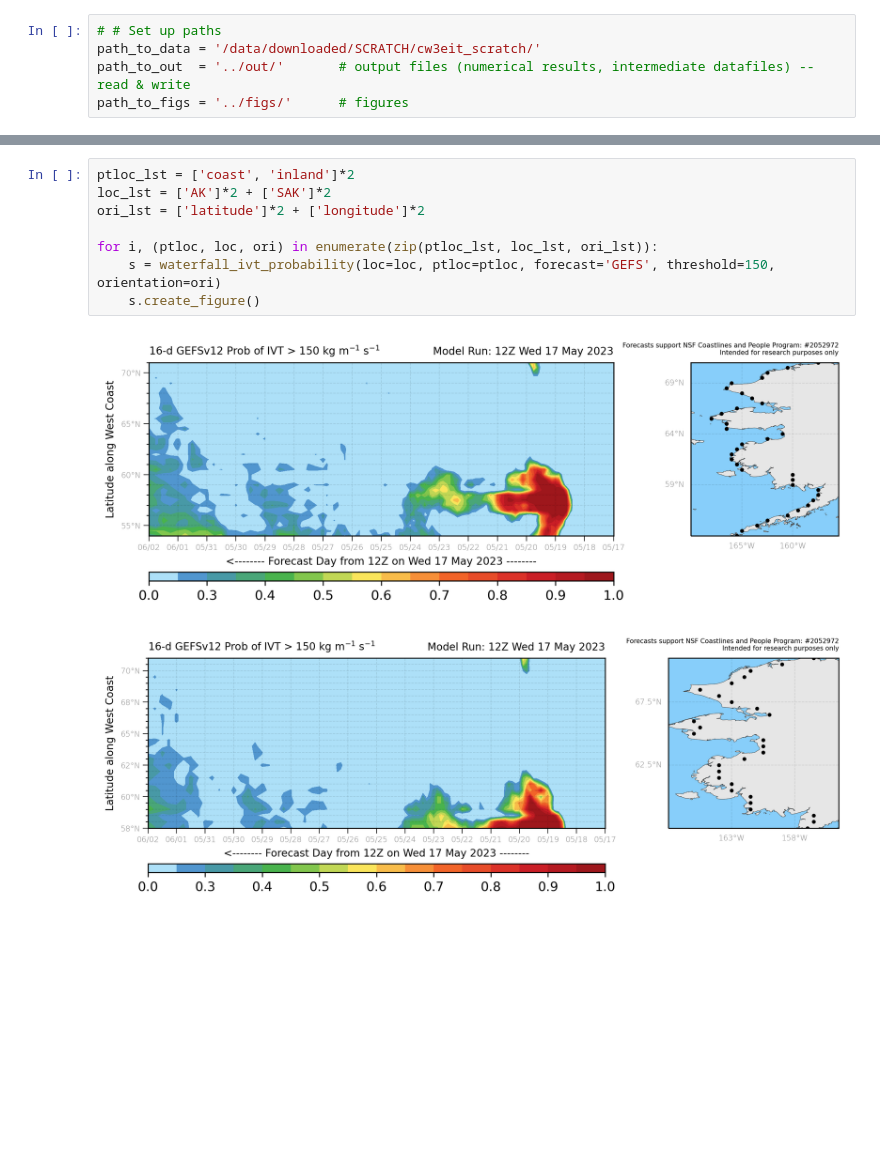
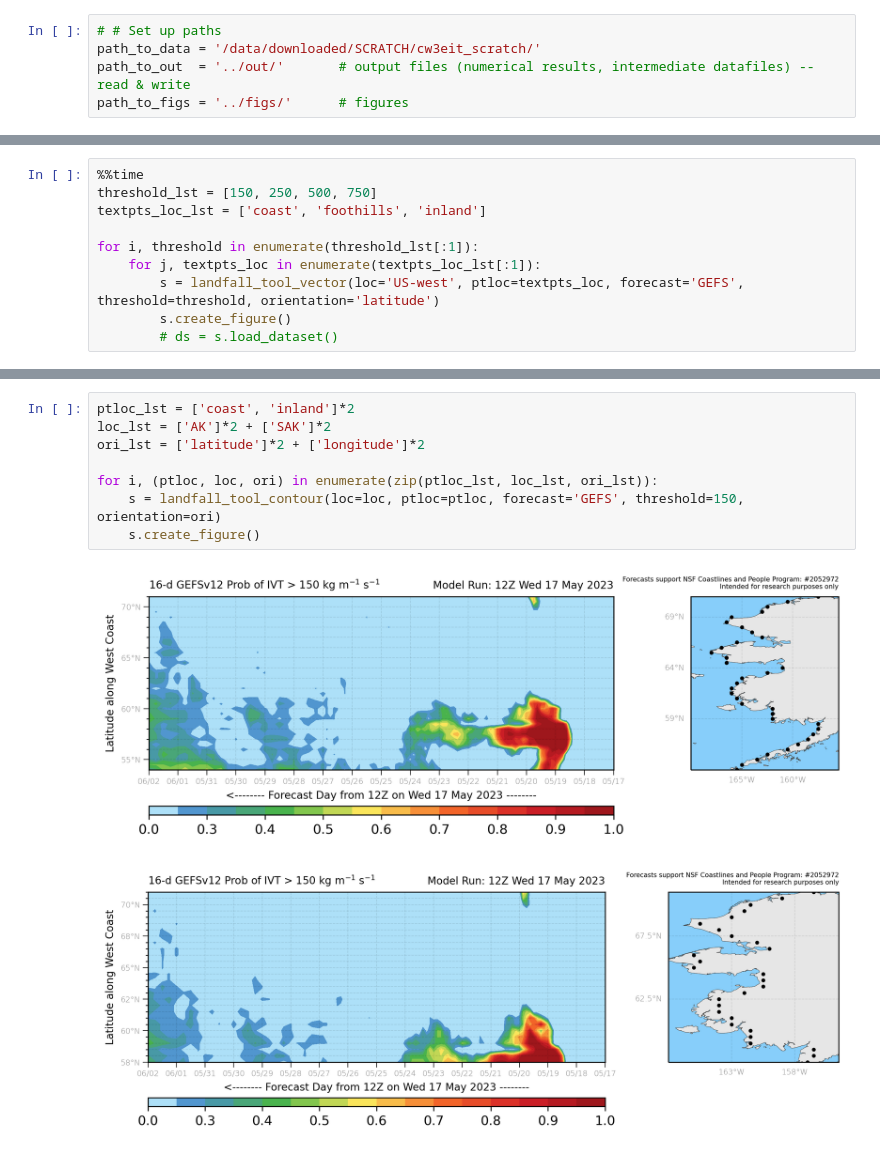
Before and after one commit to CW3E/ar_landfall_tool, a Jupyter notebook: analysis/ar-landfall_tool.ipynb, the cells around one changed output, grey strips where cells are left out. Saved outputs shown, nothing was run; the diff lists cells and outputs as text; blank space fills up the shorter version.

Commit message:
add AR landfall vector tool

```diff
--- a/analysis/waterfall_tool.ipynb
+++ b/analysis/ar-landfall_tool.ipynb
@@ -120,0 +48,10 @@ np.savetxt(r'../data/SAK/latlon_inland.txt', df.values, fmt='%.2f')
+# %%
+%%time
+threshold_lst = [150, 250, 500, 750]
+textpts_loc_lst = ['coast', 'foothills', 'inland']
+
+for i, threshold in enumerate(threshold_lst[:1]):
+    for j, textpts_loc in enumerate(textpts_loc_lst[:1]):
+        s = landfall_tool_vector(loc='US-west', ptloc=textpts_loc, forecast='GEFS', threshold=threshold, orientation='latitude')
+        s.create_figure()
+        # ds = s.load_dataset()
@@ -121,13 +77,13 @@ np.savetxt(r'../data/SAK/latlon_inland.txt', df.values, fmt='%.2f')
 # %%
 ptloc_lst = ['coast', 'inland']*2
 loc_lst = ['AK']*2 + ['SAK']*2
 ori_lst = ['latitude']*2 + ['longitude']*2
 
 for i, (ptloc, loc, ori) in enumerate(zip(ptloc_lst, loc_lst, ori_lst)):
-    s = waterfall_ivt_probability(loc=loc, ptloc=ptloc, forecast='GEFS', threshold=150, orientation=ori)
+    s = landfall_tool_contour(loc=loc, ptloc=ptloc, forecast='GEFS', threshold=150, orientation=ori)
     s.create_figure()
 # %% [output]
-[figure, old version]
+[figure, new version]
 [figure]
 [figure]
 [figure]
```
Also changed, not shown: parts of 6 cells of this notebook, 11 other files.
